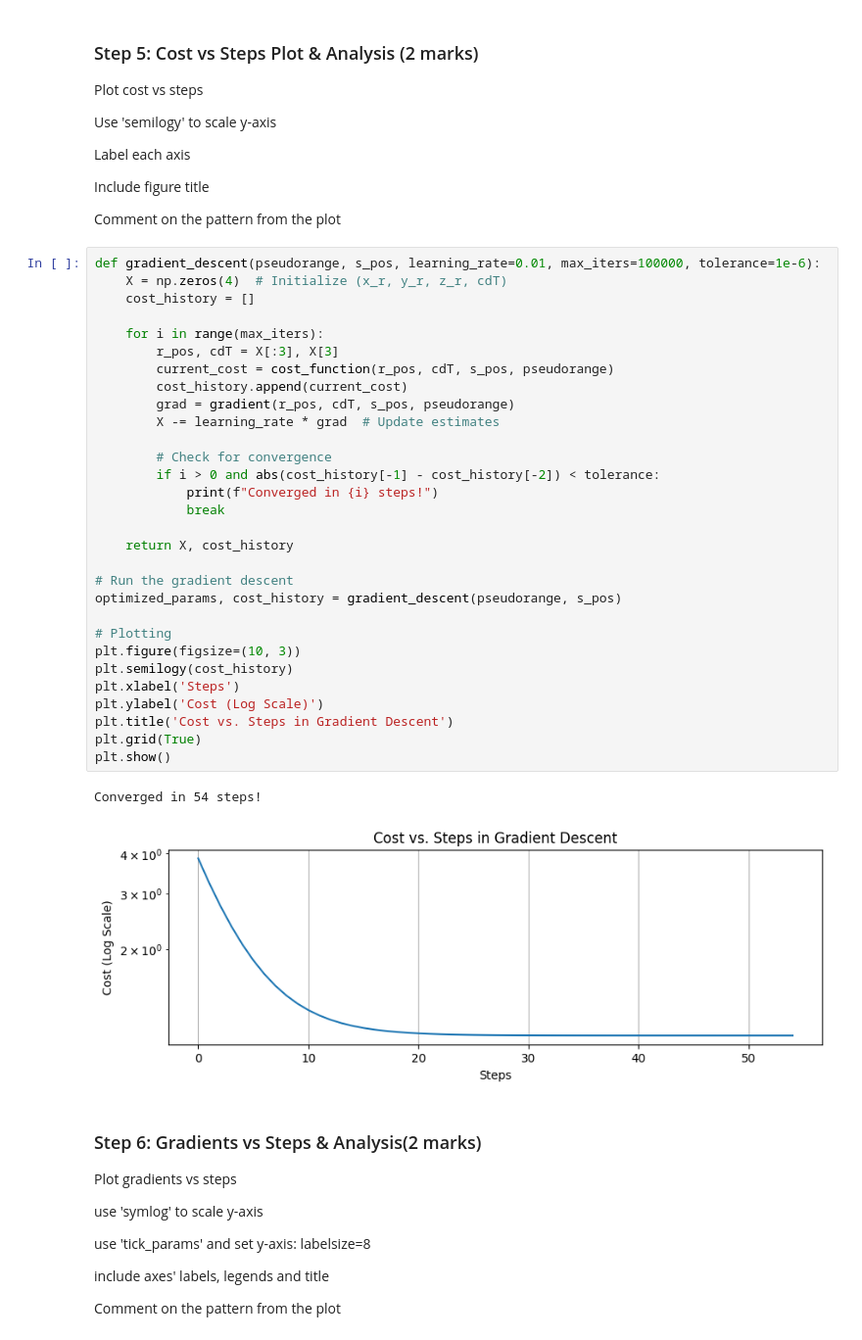
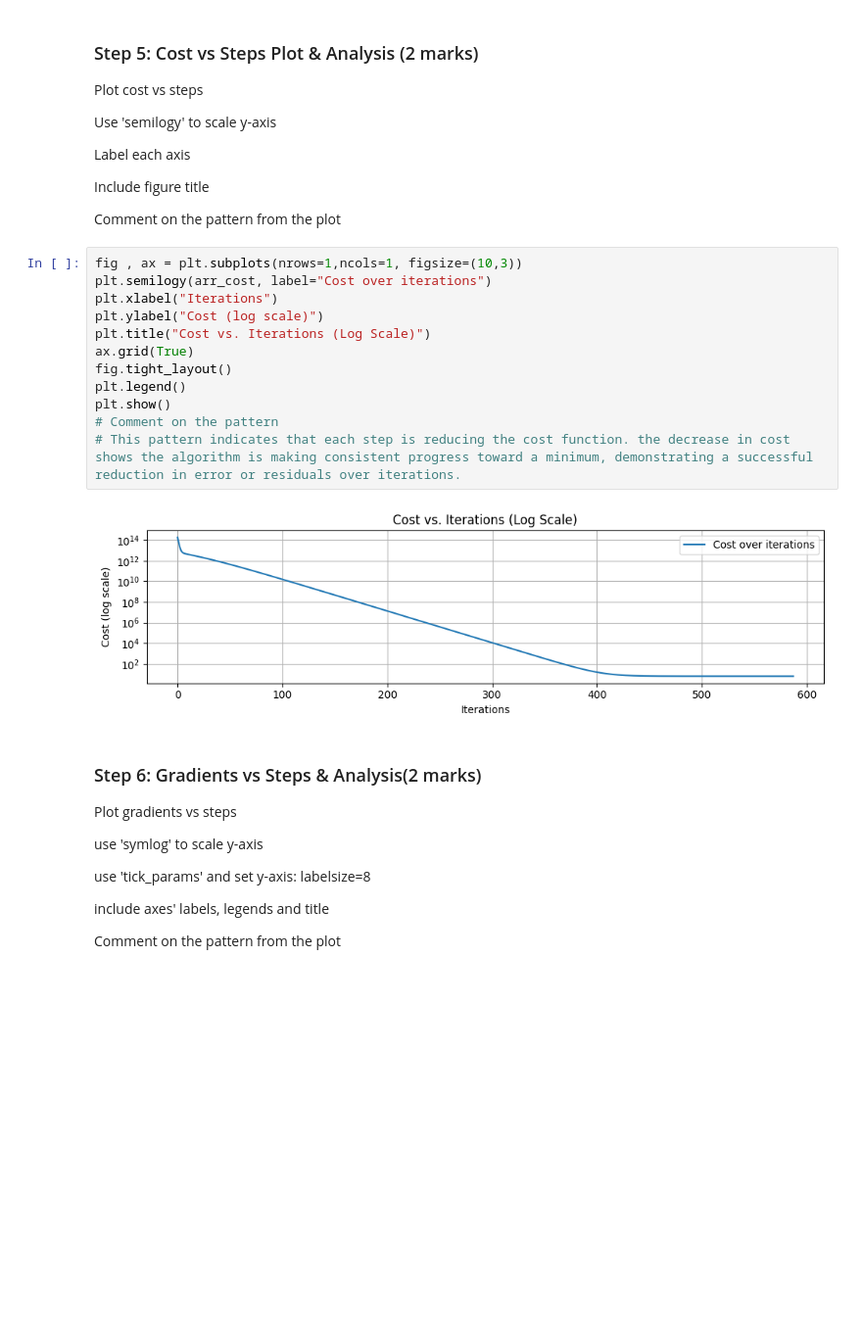
Before and after one commit to mahweerkumar/engg680_2024_fall, a Jupyter notebook: Lab_Assignment3/Assignment3 (1).ipynb, the cells around one changed output. Shown at 98% size. Cells and saved outputs as stored; diff of their text form; blank space fills up the shorter version.

```diff
--- a/Lab_Assignment3/Assignment3 (1).ipynb
+++ b/Lab_Assignment3/Assignment3 (1).ipynb
@@ -431,39 +222,20 @@ Label each axis
 Include figure title
 
 Comment on the pattern from the plot
-# %%
-def gradient_descent(pseudorange, s_pos, learning_rate=0.01, max_iters=100000, tolerance=1e-6):
-    X = np.zeros(4)  # Initialize (x_r, y_r, z_r, cdT)
-    cost_history = []
-
-    for i in range(max_iters):
-        r_pos, cdT = X[:3], X[3]
-        current_cost = cost_function(r_pos, cdT, s_pos, pseudorange)
-        cost_history.append(current_cost)
-        grad = gradient(r_pos, cdT, s_pos, pseudorange)
-        X -= learning_rate * grad  # Update estimates
-
-        # Check for convergence
-        if i > 0 and abs(cost_history[-1] - cost_history[-2]) < tolerance:
-            print(f"Converged in {i} steps!")
-            break
-
-    return X, cost_history
-
-# Run the gradient descent
-optimized_params, cost_history = gradient_descent(pseudorange, s_pos)
-
-# Plotting
-plt.figure(figsize=(10, 3))
-plt.semilogy(cost_history)
-plt.xlabel('Steps')
-plt.ylabel('Cost (Log Scale)')
-plt.title('Cost vs. Steps in Gradient Descent')
-plt.grid(True)
-plt.show()
-# %% [output]
-Converged in 54 steps!
-[figure, removed]
+# %%
+fig , ax = plt.subplots(nrows=1,ncols=1, figsize=(10,3))
+plt.semilogy(arr_cost, label="Cost over iterations")
+plt.xlabel("Iterations")
+plt.ylabel("Cost (log scale)")
+plt.title("Cost vs. Iterations (Log Scale)")
+ax.grid(True)
+fig.tight_layout()
+plt.legend()
+plt.show()
+# Comment on the pattern
+# This pattern indicates that each step is reducing the cost function. the decrease in cost shows the algorithm is making consistent progress toward a minimum, demonstrating a successful reduction in error or residuals over iterations.
+# %% [output]
+[figure, added]
 # %% [markdown]
 ### Step 6: Gradients vs Steps & Analysis(2 marks)
 Plot gradients vs steps
```
Also changed, not shown: parts of 21 cells of this notebook.
